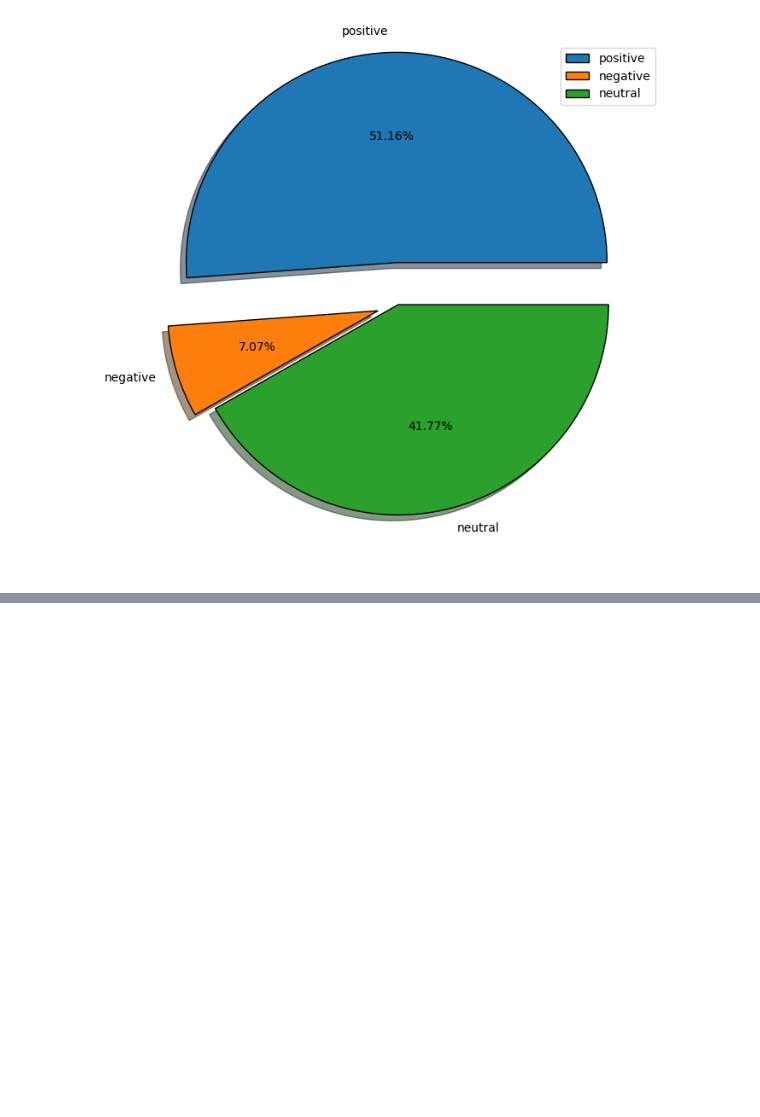
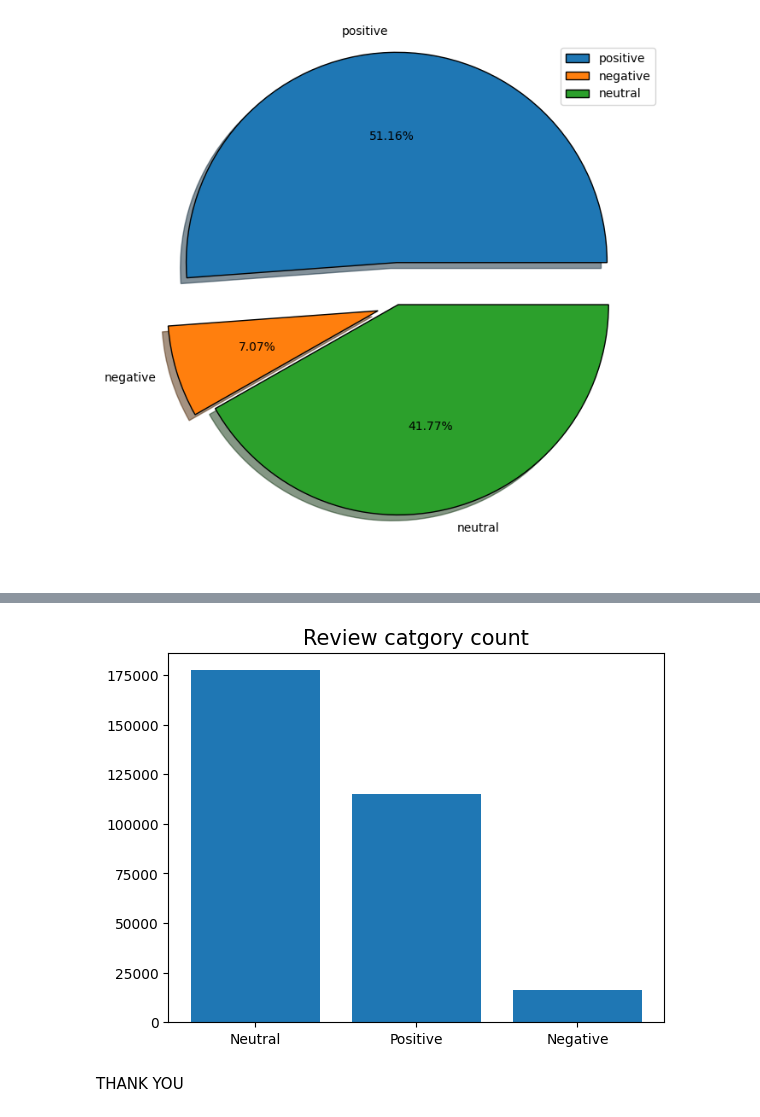
Before and after one commit to upflairs-pvt-ltd/flipkart_review_segmentation, a Jupyter notebook: review_segmentation.ipynb, the cells around one changed output, grey strips where cells are left out. Saved outputs shown, nothing was run; the diff lists cells and outputs as text; code cells hidden in the pictures; blank space fills up the shorter version.

```diff
--- a/review_segmentation.ipynb
+++ b/review_segmentation.ipynb
@@ -281,6 +280,8 @@ plt.show()
 <b>Positive 'pos':</b> This represents the positivity score, which indicates the proportion of positive words in the text. In your case,<br> the positivity score is 0.804, indicating that approximately 80.4% of the words in the analyzed text are considered positive.<br>
 
 <b> 'compound':</b> This represents the compound score, which is a normalized score that computes the overall sentiment of the<br> text. It ranges from -1 (most negative) to 1 (most positive). In your case, the compound score is 0.6249, which suggests a relatively positive sentiment overall.<br>
+# %%
+sentiment_analyser = SentimentIntensityAnalyzer()
 # %%
 sentiment_output = sentiment_analyser.polarity_scores(df['review_with_summary'][0])
 sentiment_output
@@ -311,3 +312,15 @@ plt.legend()
 plt.show()
 # %% [output]
 [figure]
+# %%
+#To labeling all our reviews
+def label_maker(neg,pos,neu):
+    if neg > pos and neg > neu:
+        return "Negative"
+    elif pos > neg and pos > neu:
+        return "Positive"
+    elif neu >  pos and neu > neg:
+        return "Neutral"
+
+# Testing function
+label_maker(10,22,3)
@@ -313,0 +329,3 @@ plt.show()
+# %%
+df2 = df[['Negative','Neutral','Positive',]]
+df['label'] = df2.apply(lambda  x: label_maker(x['Negative'], x['Neutral'], x['Positive']), axis=1)
@@ -313,0 +344,10 @@ plt.show()
+# %%
+review_lab = list(df['label'].value_counts().index)
+review_count = list(df['label'].value_counts().values)
+plt.bar(review_lab,review_count)
+plt.title('Review catgory count',fontdict={'fontsize':15})
+plt.show()
+# %% [output]
+[figure, added]
+# %% [markdown]
+THANK YOU
```
Also changed, not shown: parts of 6 cells of this notebook, 4 other files.
